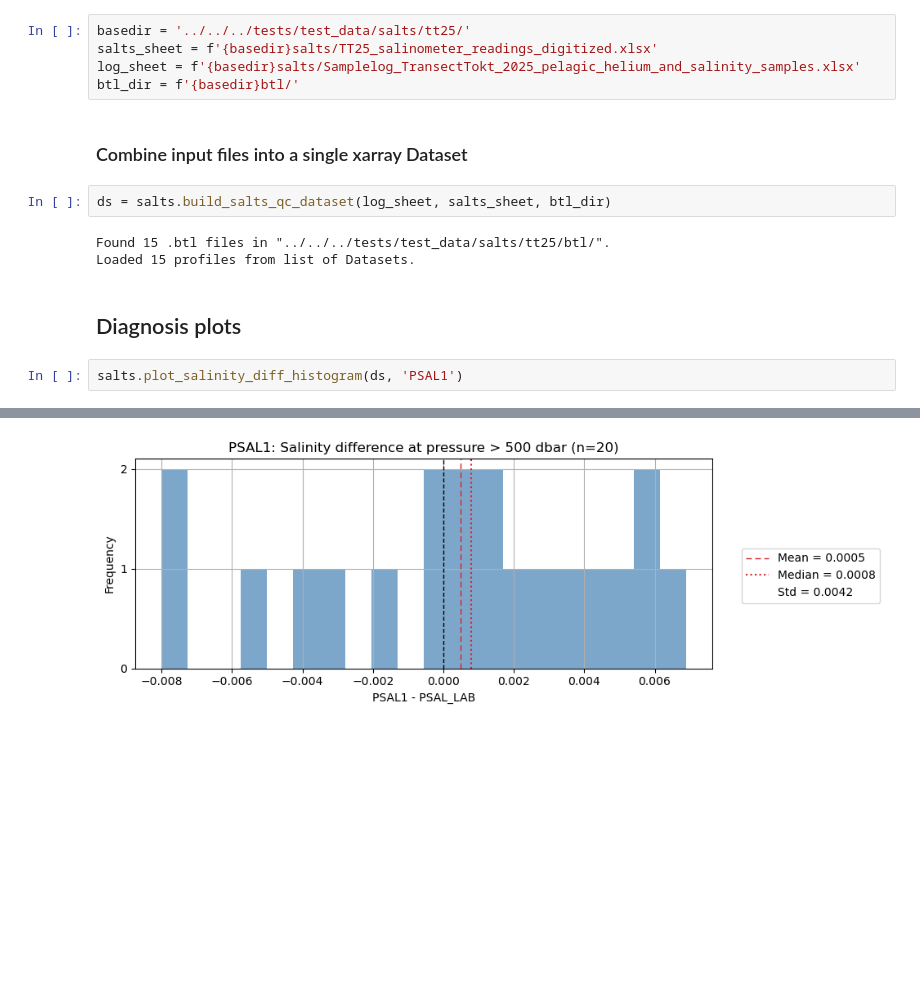
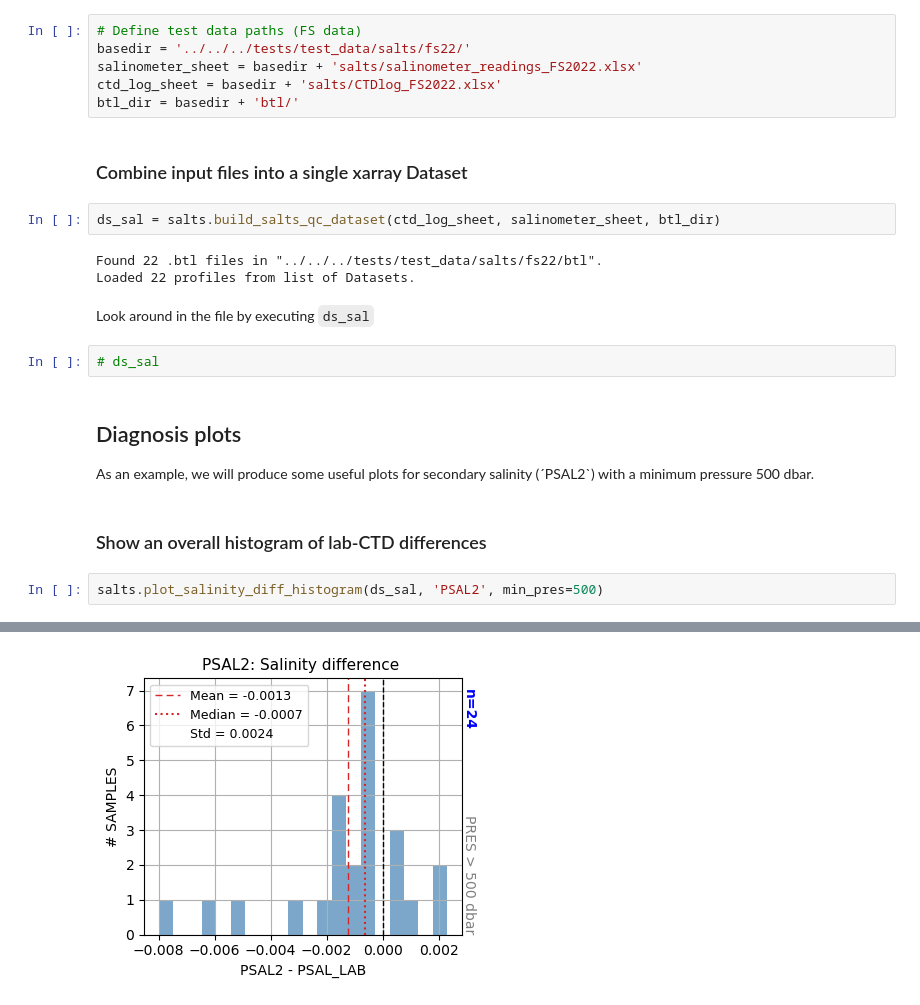
Before and after one commit to NPIOcean/naust, a Jupyter notebook: notebooks/examples/salts/Salt_QC_example.ipynb, the cells around one changed output, grey strips where cells are left out. Cells and saved outputs as stored; diff of their text form; blank space fills up the shorter version.

Commit message:
Updated the Salinity QC example notebook

```diff
--- a/notebooks/examples/salts/Salt_QC_example.ipynb
+++ b/notebooks/examples/salts/Salt_QC_example.ipynb
@@ -13,21 +17,30 @@ In this case, we load the following
 # %% [markdown]
 ### Locations of input files
 # %%
-basedir = '../../../tests/test_data/salts/tt25/'
-salts_sheet = f'{basedir}salts/TT25_salinometer_readings_digitized.xlsx'
-log_sheet = f'{basedir}salts/Samplelog_TransectTokt_2025_pelagic_helium_and_salinity_samples.xlsx'
-btl_dir = f'{basedir}btl/'
+# Define test data paths (FS data)
+basedir = '../../../tests/test_data/salts/fs22/'
+salinometer_sheet = basedir + 'salts/salinometer_readings_FS2022.xlsx'
+ctd_log_sheet = basedir + 'salts/CTDlog_FS2022.xlsx'
+btl_dir = basedir + 'btl/'
 # %% [markdown]
 ### Combine input files into a single xarray Dataset
 # %%
-ds = salts.build_salts_qc_dataset(log_sheet, salts_sheet, btl_dir)
+ds_sal = salts.build_salts_qc_dataset(ctd_log_sheet, salinometer_sheet, btl_dir)
 # %% [output]
-Found 15 .btl files in "../../../tests/test_data/salts/tt25/btl/".
-Loaded 15 profiles from list of Datasets.
+Found 22 .btl files in "../../../tests/test_data/salts/fs22/btl".
+Loaded 22 profiles from list of Datasets.
+# %% [markdown]
+Look around in the file by executing `ds_sal`
+# %%
+# ds_sal
 # %% [markdown]
 ## Diagnosis plots
+
+As an example, we will produce some useful plots for secondary salinity (´PSAL2`) with a minimum pressure 500 dbar.
+# %% [markdown]
+### Show an overall histogram of lab-CTD differences
 # %%
-salts.plot_salinity_diff_histogram(ds, 'PSAL1')
+salts.plot_salinity_diff_histogram(ds_sal, 'PSAL2', min_pres=500)
 # %% [output]
 [interactive output not drawn]
-[figure, old version]
+[figure, new version]
```
Also changed, not shown: parts of 9 cells of this notebook, 1 other file.
